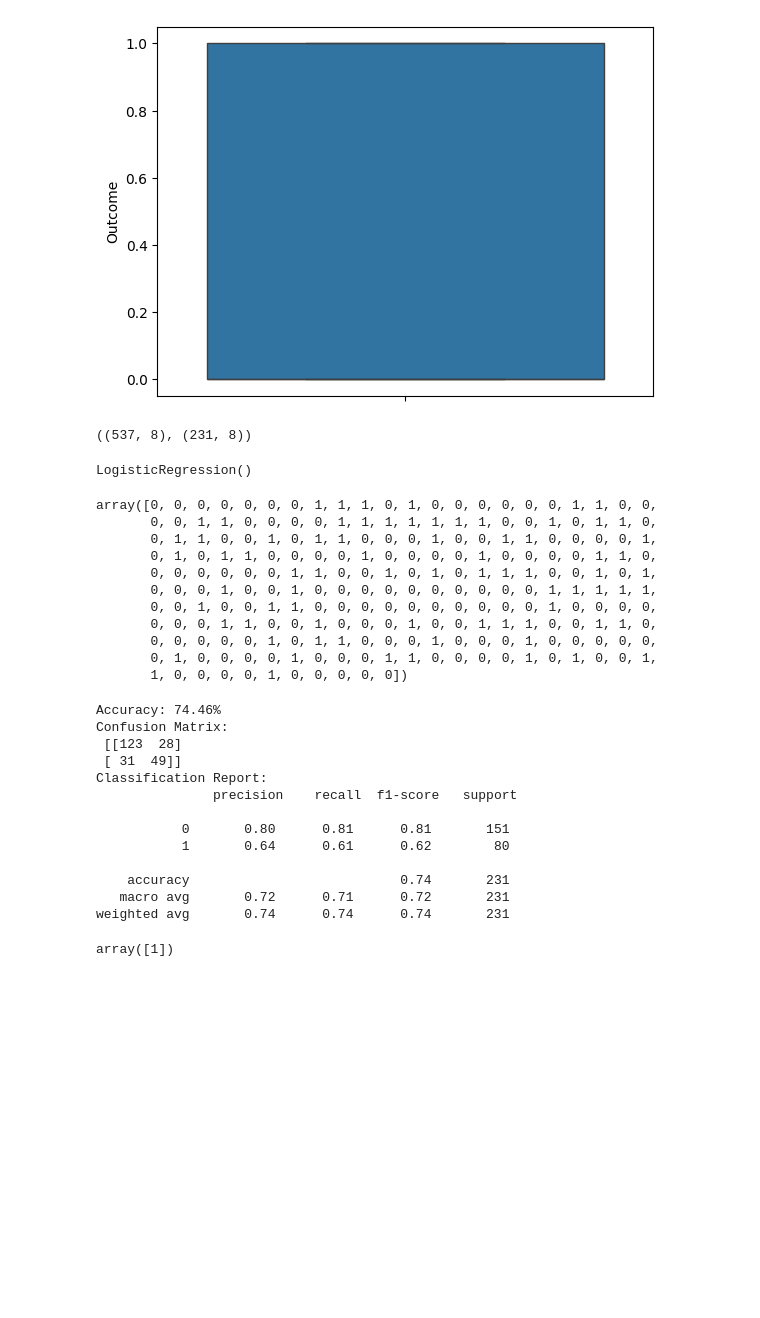
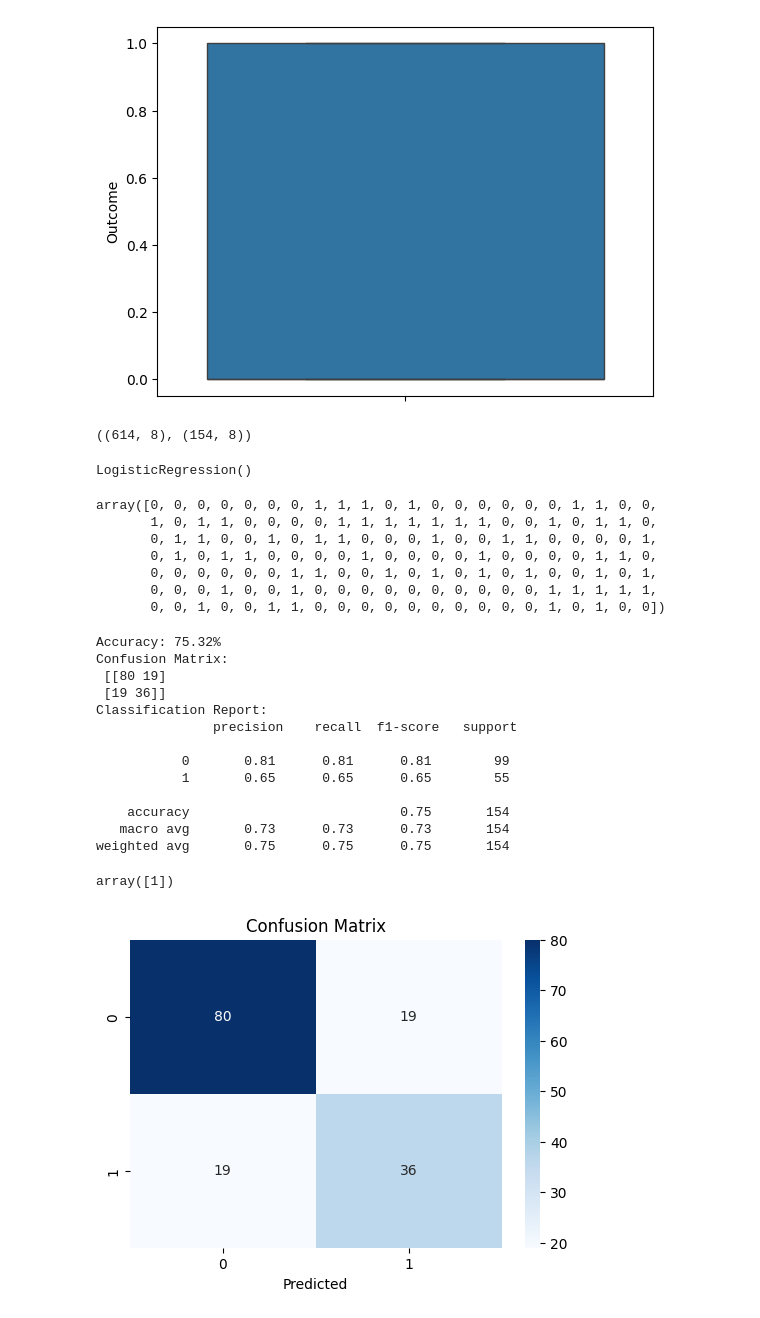
Before and after one commit to AvK1002/Pandas-Task, a Jupyter notebook: Daily_Task_Classification.ipynb, the cells around one changed output. Cells and saved outputs as stored; diff of their text form; code cells hidden in the pictures; blank space fills up the shorter version.

```diff
--- a/Daily_Task_Classification.ipynb
+++ b/Daily_Task_Classification.ipynb
@@ -95,10 +95,10 @@ for col in data.columns:
 from sklearn.model_selection import train_test_split
 X = data.drop(columns=['Outcome'])
 y = data['Outcome']
-X_train, X_test, y_train, y_test = train_test_split(X, y, test_size=0.3, random_state=42)
+X_train, X_test, y_train, y_test = train_test_split(X, y, test_size=0.2, random_state=42)
 X_train.shape, X_test.shape
 # %% [output]
-((537, 8), (231, 8))
+((614, 8), (154, 8))
 # %%
 from sklearn.preprocessing import StandardScaler
 scaler = StandardScaler()
@@ -116,39 +116,43 @@ y_pred = model.predict(X_test_scaled)
 y_pred
 # %% [output]
 array([0, 0, 0, 0, 0, 0, 0, 1, 1, 1, 0, 1, 0, 0, 0, 0, 0, 0, 1, 1, 0, 0,
-       0, 0, 1, 1, 0, 0, 0, 0, 1, 1, 1, 1, 1, 1, 1, 0, 0, 1, 0, 1, 1, 0,
+       1, 0, 1, 1, 0, 0, 0, 0, 1, 1, 1, 1, 1, 1, 1, 0, 0, 1, 0, 1, 1, 0,
        0, 1, 1, 0, 0, 1, 0, 1, 1, 0, 0, 0, 1, 0, 0, 1, 1, 0, 0, 0, 0, 1,
        0, 1, 0, 1, 1, 0, 0, 0, 0, 1, 0, 0, 0, 0, 1, 0, 0, 0, 0, 1, 1, 0,
-       0, 0, 0, 0, 0, 0, 1, 1, 0, 0, 1, 0, 1, 0, 1, 1, 1, 0, 0, 1, 0, 1,
+       0, 0, 0, 0, 0, 0, 1, 1, 0, 0, 1, 0, 1, 0, 1, 0, 1, 0, 0, 1, 0, 1,
        0, 0, 0, 1, 0, 0, 1, 0, 0, 0, 0, 0, 0, 0, 0, 0, 0, 1, 1, 1, 1, 1,
-       0, 0, 1, 0, 0, 1, 1, 0, 0, 0, 0, 0, 0, 0, 0, 0, 0, 1, 0, 0, 0, 0,
-       0, 0, 0, 1, 1, 0, 0, 1, 0, 0, 0, 1, 0, 0, 1, 1, 1, 0, 0, 1, 1, 0,
-       0, 0, 0, 0, 0, 1, 0, 1, 1, 0, 0, 0, 1, 0, 0, 0, 1, 0, 0, 0, 0, 0,
-       0, 1, 0, 0, 0, 0, 1, 0, 0, 0, 1, 1, 0, 0, 0, 0, 1, 0, 1, 0, 0, 1,
-       1, 0, 0, 0, 0, 1, 0, 0, 0, 0, 0])
+       0, 0, 1, 0, 0, 1, 1, 0, 0, 0, 0, 0, 0, 0, 0, 0, 0, 1, 0, 1, 0, 0])
 # %%
 from sklearn.metrics import accuracy_score, confusion_matrix, classification_report
 accuracy = accuracy_score(y_test, y_pred)
 print(f'Accuracy: {accuracy * 100:.2f}%')
-conf_matrix = confusion_matrix(y_test, y_pred)
-print('Confusion Matrix:\n', conf_matrix)
+cm = confusion_matrix(y_test, y_pred)
+print('Confusion Matrix:\n', cm)
 report = classification_report(y_test, y_pred)
 print('Classification Report:\n', report)
 # %% [output]
-Accuracy: 74.46%
+Accuracy: 75.32%
 Confusion Matrix:
- [[123  28]
- [ 31  49]]
+ [[80 19]
+ [19 36]]
 Classification Report:
                precision    recall  f1-score   support
 
-           0       0.80      0.81      0.81       151
-           1       0.64      0.61      0.62        80
+           0       0.81      0.81      0.81        99
+           1       0.65      0.65      0.65        55
 
-    accuracy                           0.74       231
-   macro avg       0.72      0.71      0.72       231
-weighted avg       0.74      0.74      0.74       231
+    accuracy                           0.75       154
+   macro avg       0.73      0.73      0.73       154
+weighted avg       0.75      0.75      0.75       154
 # %%
 model.predict([[6,148,72,35,0,33.6,0.627,50]])
 # %% [output]
 array([1])
+# %%
+plt.figure(figsize=(6, 4))
+sns.heatmap(cm, annot=True, fmt='d', cmap='Blues')
+plt.xlabel('Predicted')
+plt.title('Confusion Matrix')
+plt.show()
+# %% [output]
+[figure, added]
```
